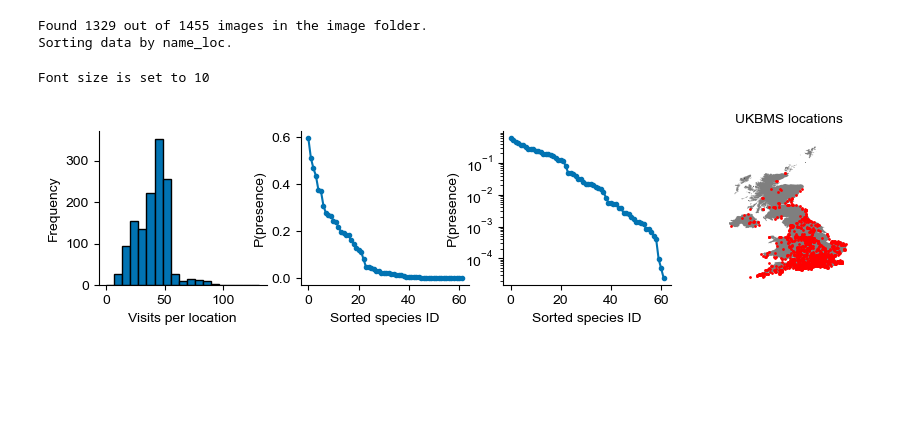
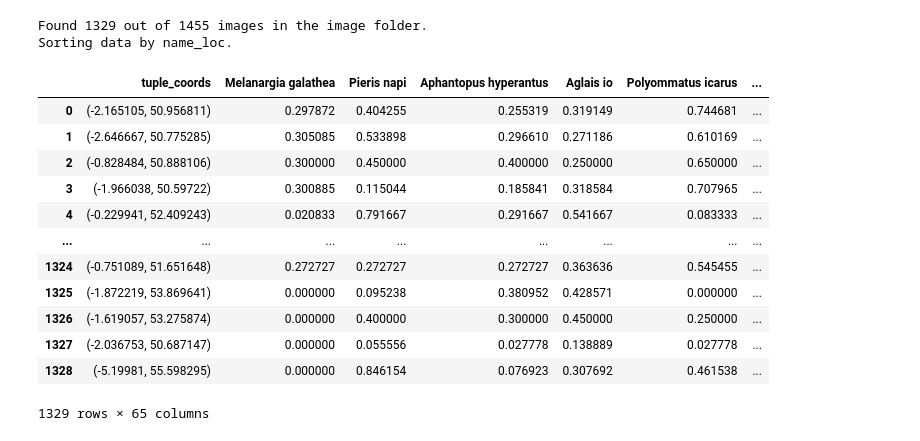
Before and after one commit to vdplasthijs/PECL, a Jupyter notebook: notebooks/try-out/Explore and create data set.ipynb, the cells around one changed output. Saved outputs shown, nothing was run; the diff lists cells and outputs as text; code cells hidden in the pictures; blank space fills up the shorter version.

```diff
--- a/notebooks/try-out/Explore and create data set.ipynb
+++ b/notebooks/try-out/Explore and create data set.ipynb
@@ -481,11 +483,22 @@ ds = pem.DataSetImagePresence(image_folder='/Users/t.vanderplas/data/UKBMS_sent2
 # %% [output]
 Found 1329 out of 1455 images in the image folder.
 Sorting data by name_loc.
-# %%
-tmp = dvu.plot_stats_df_presence(ds=ds)
-# %% [output]
-Font size is set to 10
-[figure, removed]
+# %%
+ds.df_presence
+# %% [output]
+|  | tuple_coords | Melanargia galathea | Pieris napi | Aphantopus hyperantus | Aglais io | Polyommatus icarus | ... |
+| 0 | (-2.165105, 50.956811) | 0.297872 | 0.404255 | 0.255319 | 0.319149 | 0.744681 | ... |
+| 1 | (-2.646667, 50.775285) | 0.305085 | 0.533898 | 0.296610 | 0.271186 | 0.610169 | ... |
+| 2 | (-0.828484, 50.888106) | 0.300000 | 0.450000 | 0.400000 | 0.250000 | 0.650000 | ... |
+| 3 | (-1.966038, 50.59722) | 0.300885 | 0.115044 | 0.185841 | 0.318584 | 0.707965 | ... |
+| 4 | (-0.229941, 52.409243) | 0.020833 | 0.791667 | 0.291667 | 0.541667 | 0.083333 | ... |
+| ... | ... | ... | ... | ... | ... | ... | ... |
+| 1324 | (-0.751089, 51.651648) | 0.272727 | 0.272727 | 0.272727 | 0.363636 | 0.545455 | ... |
+| 1325 | (-1.872219, 53.869641) | 0.000000 | 0.095238 | 0.380952 | 0.428571 | 0.000000 | ... |
+| 1326 | (-1.619057, 53.275874) | 0.000000 | 0.400000 | 0.300000 | 0.450000 | 0.250000 | ... |
+| 1327 | (-2.036753, 50.687147) | 0.000000 | 0.055556 | 0.027778 | 0.138889 | 0.027778 | ... |
+| 1328 | (-5.19981, 55.598295) | 0.000000 | 0.846154 | 0.076923 | 0.307692 | 0.461538 | ... |
+1329 rows × 65 columns
 # %%
 dvu.dataset_fig(ds=ds, save_fig=True)
 # %% [output]
```
Also changed, not shown: parts of 2 cells of this notebook, 4 other files.
